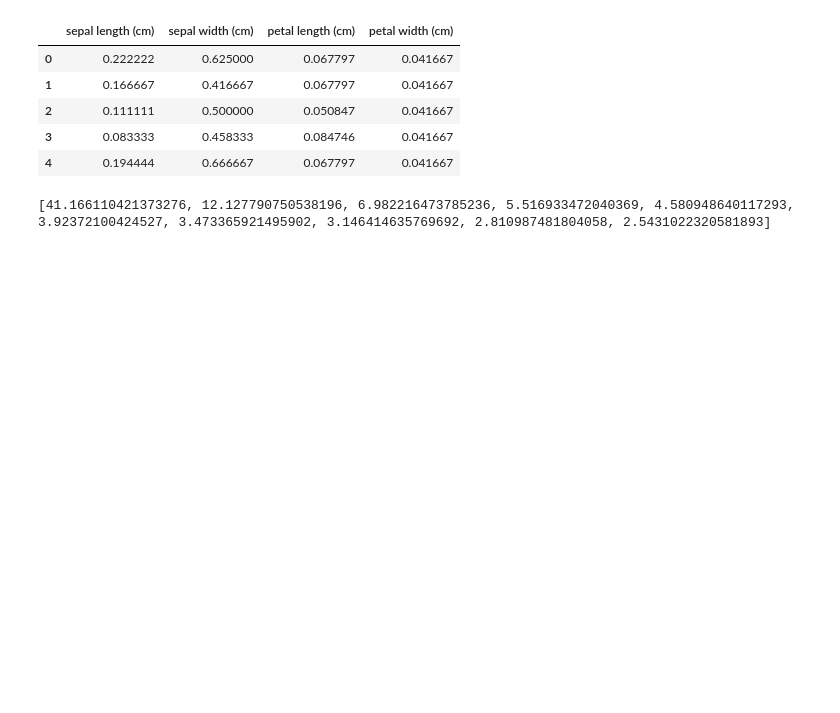
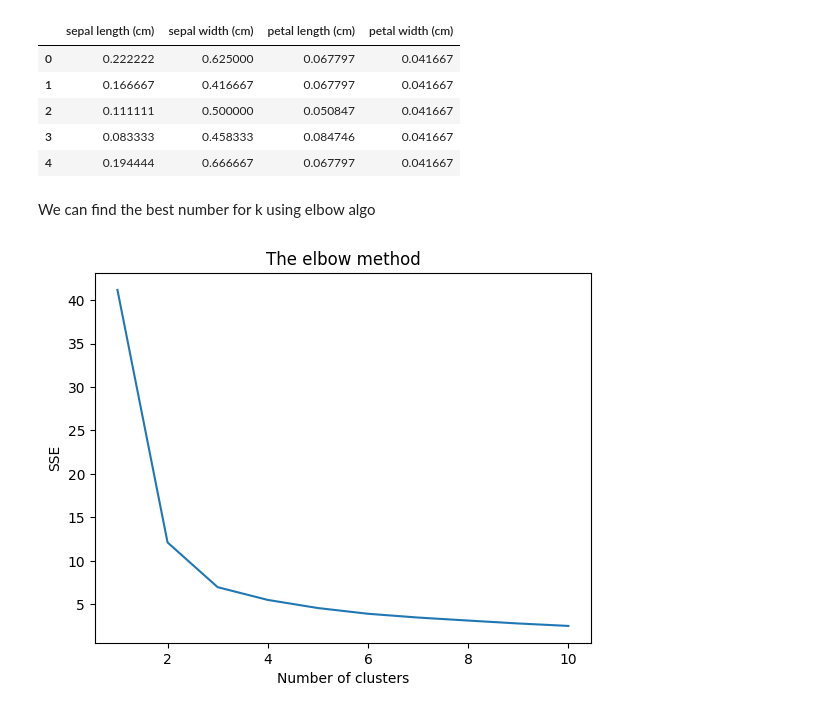
Before and after one commit to Flychuban/sklearn_exercise, a Jupyter notebook: KMeansClustering.ipynb, the cells around one changed output. Cells and saved outputs as stored; diff of their text form; code cells hidden in the pictures; blank space fills up the shorter version.

Commit message:
KMeans clustering plot

```diff
--- a/KMeansClustering.ipynb
+++ b/KMeansClustering.ipynb
@@ -22,17 +22,23 @@ df_scaled.head()
 | 2 | 0.111111 | 0.500000 | 0.050847 | 0.041667 |
 | 3 | 0.083333 | 0.458333 | 0.084746 | 0.041667 |
 | 4 | 0.194444 | 0.666667 | 0.067797 | 0.041667 |
+# %% [markdown]
+We can find the best number for k using elbow algo
 # %%
 from sklearn.cluster import KMeans
 
 k_range = range(1, 11)
 sse = []
 
 for k in k_range:
   km = KMeans(n_clusters=k)
   km.fit(df_scaled)
   sse.append(km.inertia_)
 
-print(sse)
+plt.plot(range(1, 11), sse)
+plt.title('The elbow method')
+plt.xlabel('Number of clusters')
+plt.ylabel('SSE') #within cluster sum of squares
+plt.show()
 # %% [output]
-[41.166110421373276, 12.127790750538196, 6.982216473785236, 5.516933472040369, 4.580948640117293, 3.92372100424527, 3.473365921495902, 3.146414635769692, 2.810987481804058, 2.5431022320581893]
+[figure, added]
```
Also changed, not shown: parts of 4 cells of this notebook.
